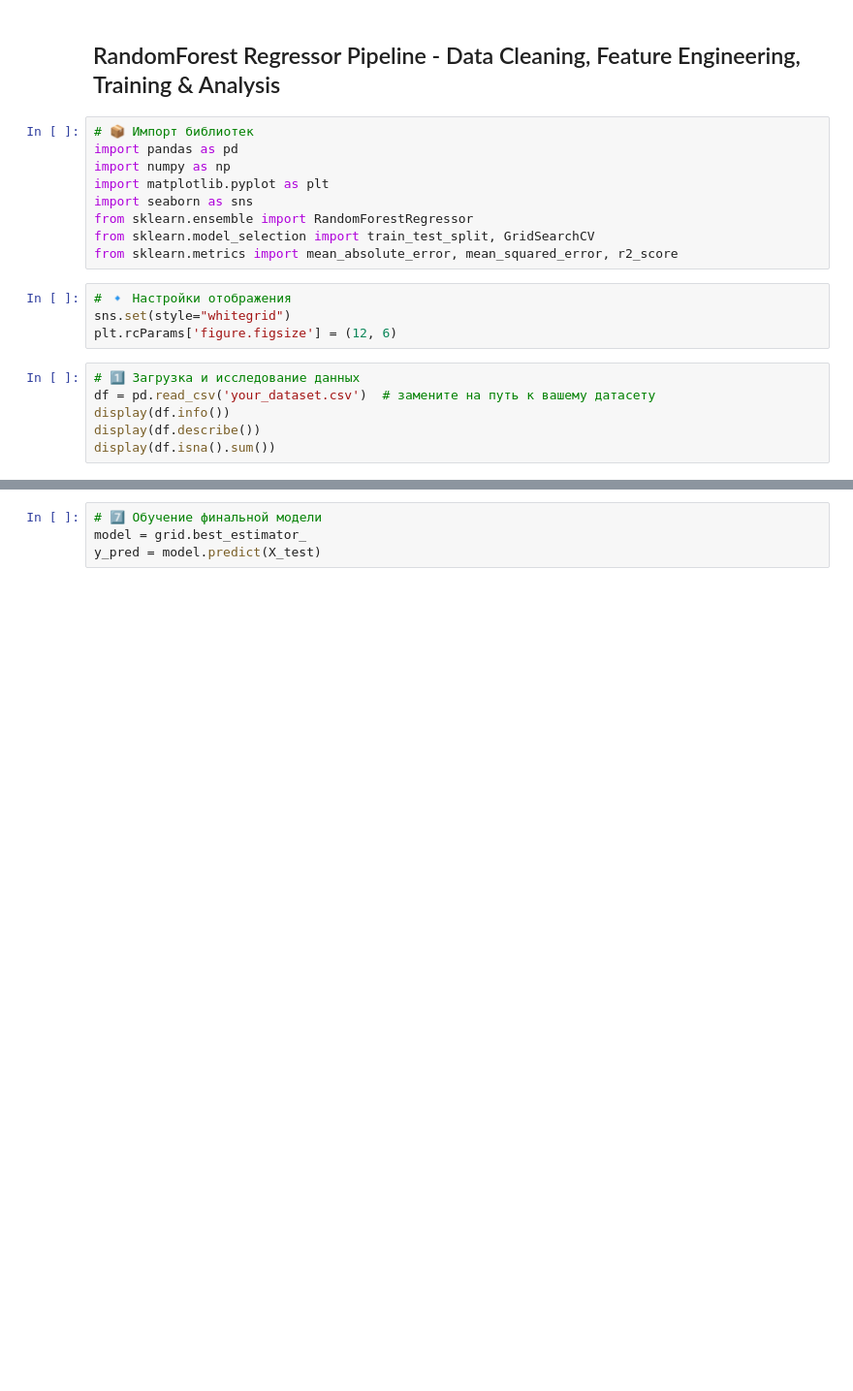
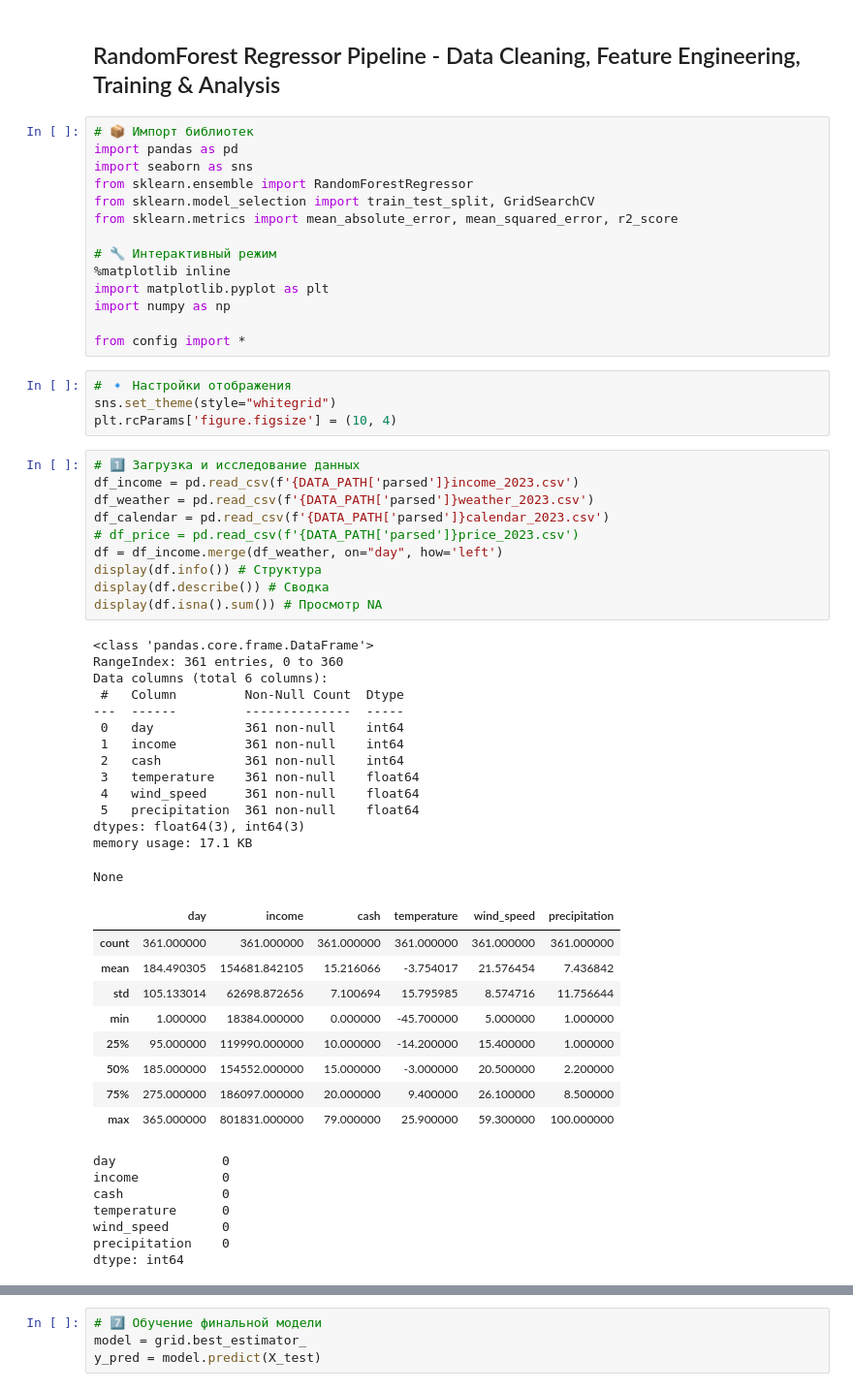
Before and after one commit to Hertuno/azs_model, a Jupyter notebook: main.ipynb, the cells around one changed output, grey strips where cells are left out. Shown at 97% size. Saved outputs shown, nothing was run; the diff lists cells and outputs as text; blank space fills up the shorter version.

```diff
--- a/main.ipynb
+++ b/main.ipynb
@@ -3,22 +3,62 @@
 # %%
 # 📦 Импорт библиотек
 import pandas as pd
-import numpy as np
-import matplotlib.pyplot as plt
 import seaborn as sns
 from sklearn.ensemble import RandomForestRegressor
 from sklearn.model_selection import train_test_split, GridSearchCV
 from sklearn.metrics import mean_absolute_error, mean_squared_error, r2_score
+
+# 🔧 Интерактивный режим
+%matplotlib inline
+import matplotlib.pyplot as plt
+import numpy as np
+
+from config import *
 # %%
 # 🔹 Настройки отображения
-sns.set(style="whitegrid")
-plt.rcParams['figure.figsize'] = (12, 6)
+sns.set_theme(style="whitegrid")
+plt.rcParams['figure.figsize'] = (10, 4)
 # %%
 # 1️⃣ Загрузка и исследование данных
-df = pd.read_csv('your_dataset.csv')  # замените на путь к вашему датасету
-display(df.info())
-display(df.describe())
-display(df.isna().sum())
+df_income = pd.read_csv(f'{DATA_PATH['parsed']}income_2023.csv')
+df_weather = pd.read_csv(f'{DATA_PATH['parsed']}weather_2023.csv')
+df_calendar = pd.read_csv(f'{DATA_PATH['parsed']}calendar_2023.csv')
+# df_price = pd.read_csv(f'{DATA_PATH['parsed']}price_2023.csv')
+df = df_income.merge(df_weather, on="day", how='left')
+display(df.info()) # Структура
+display(df.describe()) # Сводка
+display(df.isna().sum()) # Просмотр NA
+# %% [output]
+<class 'pandas.core.frame.DataFrame'>
+RangeIndex: 361 entries, 0 to 360
+Data columns (total 6 columns):
+ #   Column         Non-Null Count  Dtype
+---  ------         --------------  -----
+ 0   day            361 non-null    int64
+ 1   income         361 non-null    int64
+ 2   cash           361 non-null    int64
+ 3   temperature    361 non-null    float64
+ 4   wind_speed     361 non-null    float64
+ 5   precipitation  361 non-null    float64
+dtypes: float64(3), int64(3)
+memory usage: 17.1 KB
+None
+|  | day | income | cash | temperature | wind_speed | precipitation |
+| count | 361.000000 | 361.000000 | 361.000000 | 361.000000 | 361.000000 | 361.000000 |
+| mean | 184.490305 | 154681.842105 | 15.216066 | -3.754017 | 21.576454 | 7.436842 |
+| std | 105.133014 | 62698.872656 | 7.100694 | 15.795985 | 8.574716 | 11.756644 |
+| min | 1.000000 | 18384.000000 | 0.000000 | -45.700000 | 5.000000 | 1.000000 |
+| 25% | 95.000000 | 119990.000000 | 10.000000 | -14.200000 | 15.400000 | 1.000000 |
+| 50% | 185.000000 | 154552.000000 | 15.000000 | -3.000000 | 20.500000 | 2.200000 |
+| 75% | 275.000000 | 186097.000000 | 20.000000 | 9.400000 | 26.100000 | 8.500000 |
+| max | 365.000000 | 801831.000000 | 79.000000 | 25.900000 | 59.300000 | 100.000000 |
+day              0
+income           0
+cash             0
+temperature      0
+wind_speed       0
+precipitation    0
+dtype: int64
 # %%
 # 📊 Распределения параметров
 df.hist(bins=30, figsize=(15, 10))
```
Also changed, not shown: parts of 10 cells of this notebook, 13 other files.
